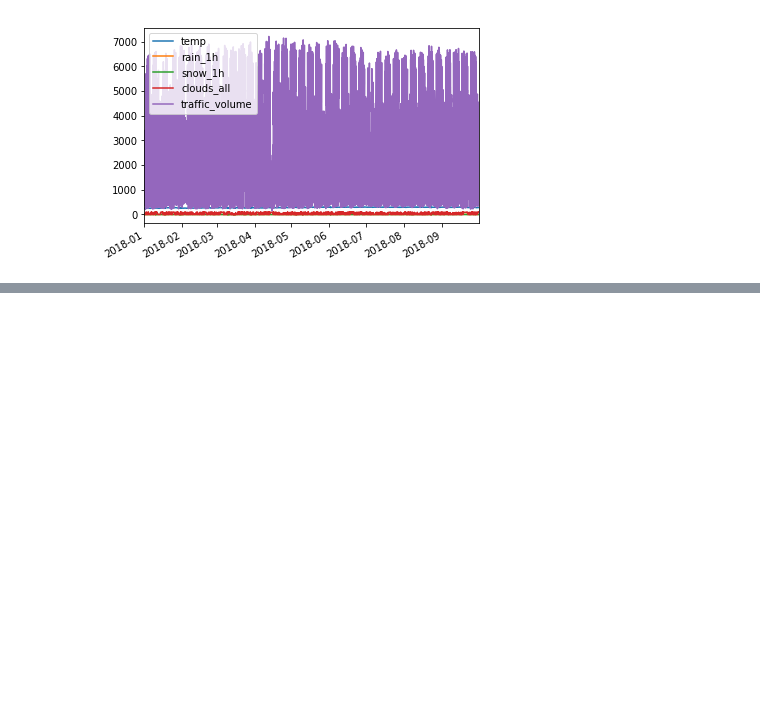
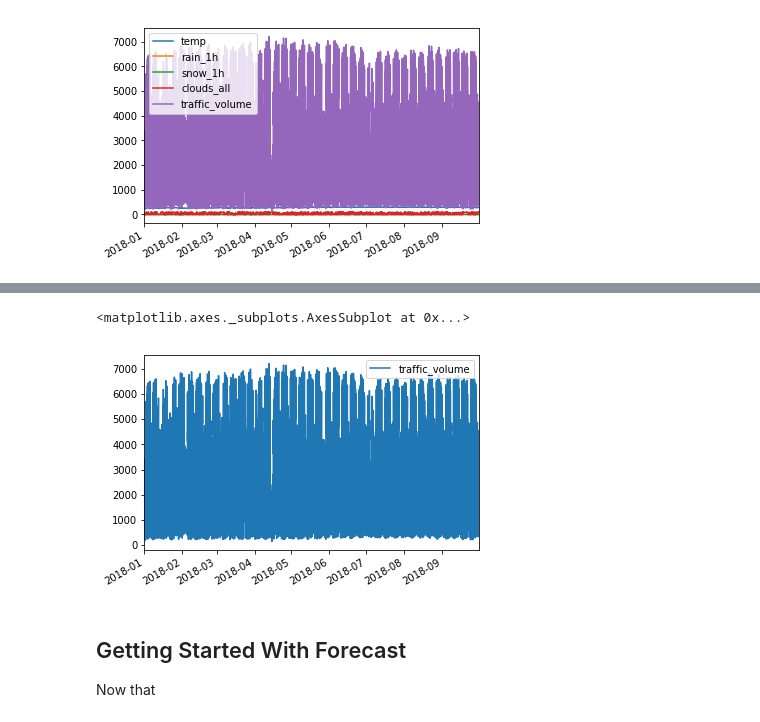
Before and after one commit to apac-ml-tfc/forecast-poc, a Jupyter notebook: Metro-Interstate-Traffic-POC.ipynb, the cells around one changed output, grey strips where cells are left out. Drawn from its saved outputs; the diff is of its cells as text; code cells hidden in the pictures; blank space fills up the shorter version.

```diff
--- a/Metro-Interstate-Traffic-POC.ipynb
+++ b/Metro-Interstate-Traffic-POC.ipynb
@@ -256,0 +281,8 @@ df_2018.plot()
+# %%
+# Create a copy
+targtet_df = full_historical_df.copy()
+# Slice to only 2017 onward
+targtet_df = targtet_df.loc['2017-01-01':]
+# Validate the dates
+print (targtet_df.index.min())
+print (targtet_df.index.max())
@@ -256,0 +403,6 @@ df_2018.plot()
+# %%
+validation_time_series_df = targtet_df.copy()
+validation_time_series_df = validation_time_series_df.loc['2018-01-01':]
+# Validate the date range
+print (validation_time_series_df.index.min())
+print (validation_time_series_df.index.max())
@@ -256,0 +412,7 @@ df_2018.plot()
+# %%
+# Restrict the columns to timestamp, traffic_volume
+validation_time_series_df = validation_time_series_df[['traffic_volume']]
+# Add in item_id
+validation_time_series_df['item_ID'] = "1"
+# Validate the structure
+validation_time_series_df.head()
@@ -256,0 +431,10 @@ df_2018.plot()
+# %%
+# Also just to get a feel for what it looks like:
+validation_time_series_df.plot()
+# %% [output]
+<matplotlib.axes._subplots.AxesSubplot at 0x...>
+[figure, added]
+# %% [markdown]
+## Getting Started With Forecast
+
+Now that
```
Also changed, not shown: parts of 19 cells of this notebook, 3 other files.
